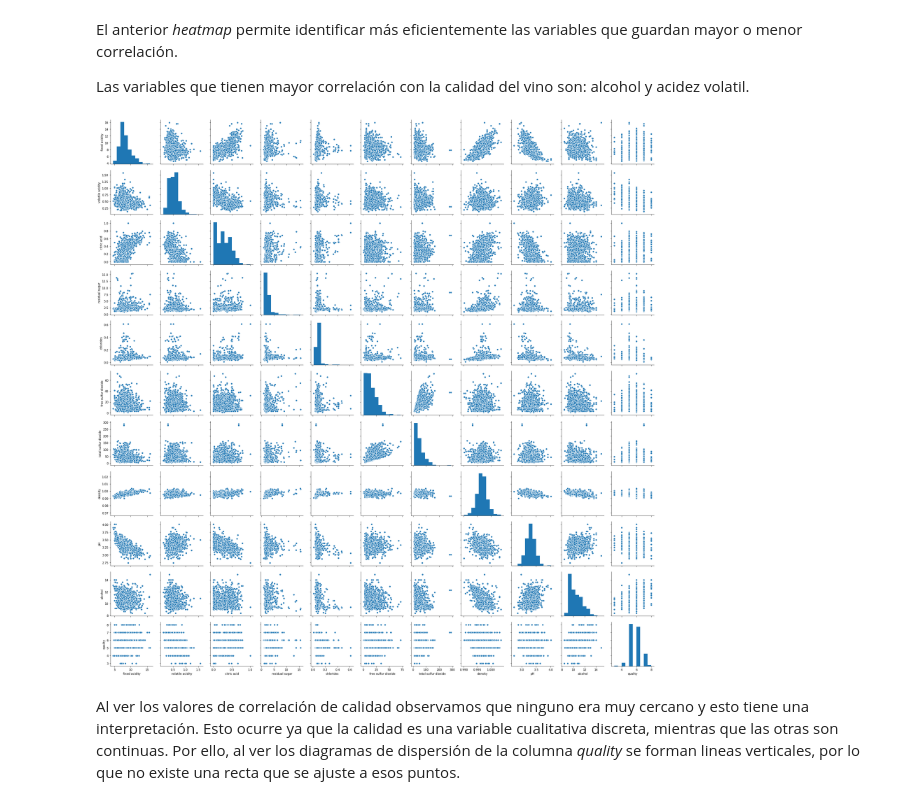
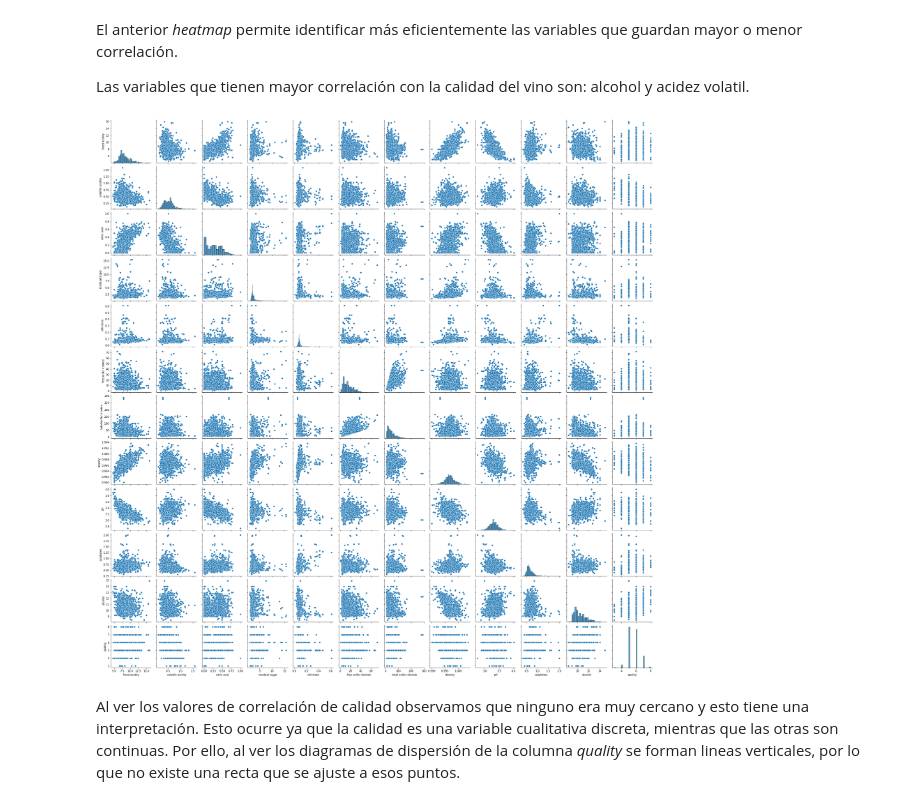
Before and after one commit to prope-2021-gh-classroom/practica-final-verano-2021-nelsonalejandrov, a Jupyter notebook: practica_final_equipo_3.ipynb, the cells around one changed output. Drawn from its saved outputs; the diff is of its cells as text; code cells hidden in the pictures.

```diff
--- a/practica_final_equipo_3.ipynb
+++ b/practica_final_equipo_3.ipynb
@@ -235,9 +237,11 @@ El anterior *heatmap* permite identificar más eficientemente las variables que
 Las variables que tienen mayor correlación con la calidad del vino son: alcohol y acidez volatil.
 # %%
 # Para observar la correlacion entre variables de forma visual se usa pairplot() de seaborn
-sns.pairplot(vino, vars=['fixed acidity','volatile acidity','citric acid','residual sugar','chlorides','free sulfur dioxide','total sulfur dioxide','density','pH', 'alcohol','quality'])
+columnas = vino.columns.to_list()
+
+sns.pairplot(vino, vars=columnas)
 plt.show()
 # %% [output]
-[figure, old version]
+[figure, new version]
 # %% [markdown]
 Al ver los valores de correlación de calidad observamos que ninguno era muy cercano y esto tiene una interpretación. Esto ocurre ya que la calidad es una variable cualitativa discreta, mientras que las otras son continuas. Por ello, al ver los diagramas de dispersión de la columna *quality* se forman lineas verticales, por lo que no existe una recta que se ajuste a esos puntos.
```
Also changed, not shown: parts of 23 cells of this notebook.
